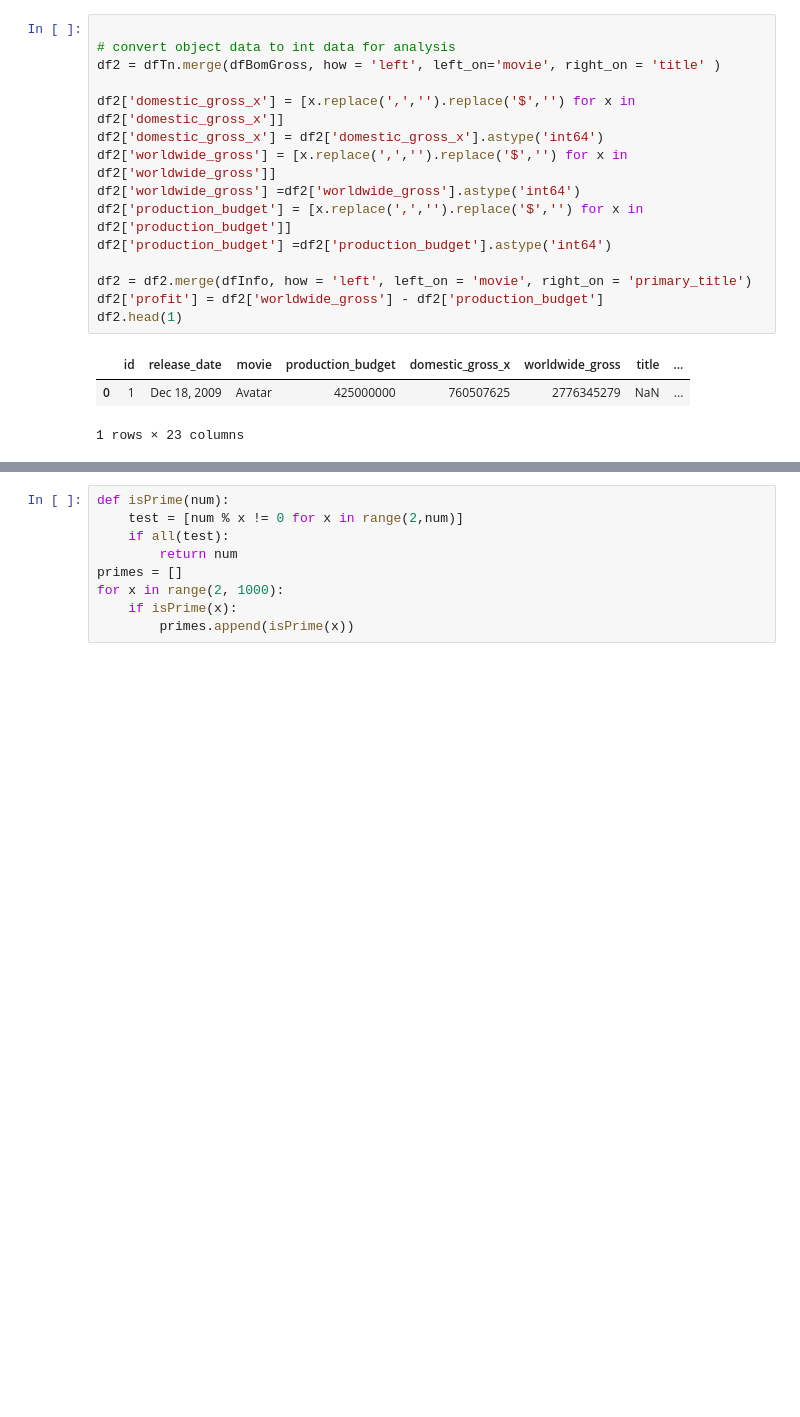
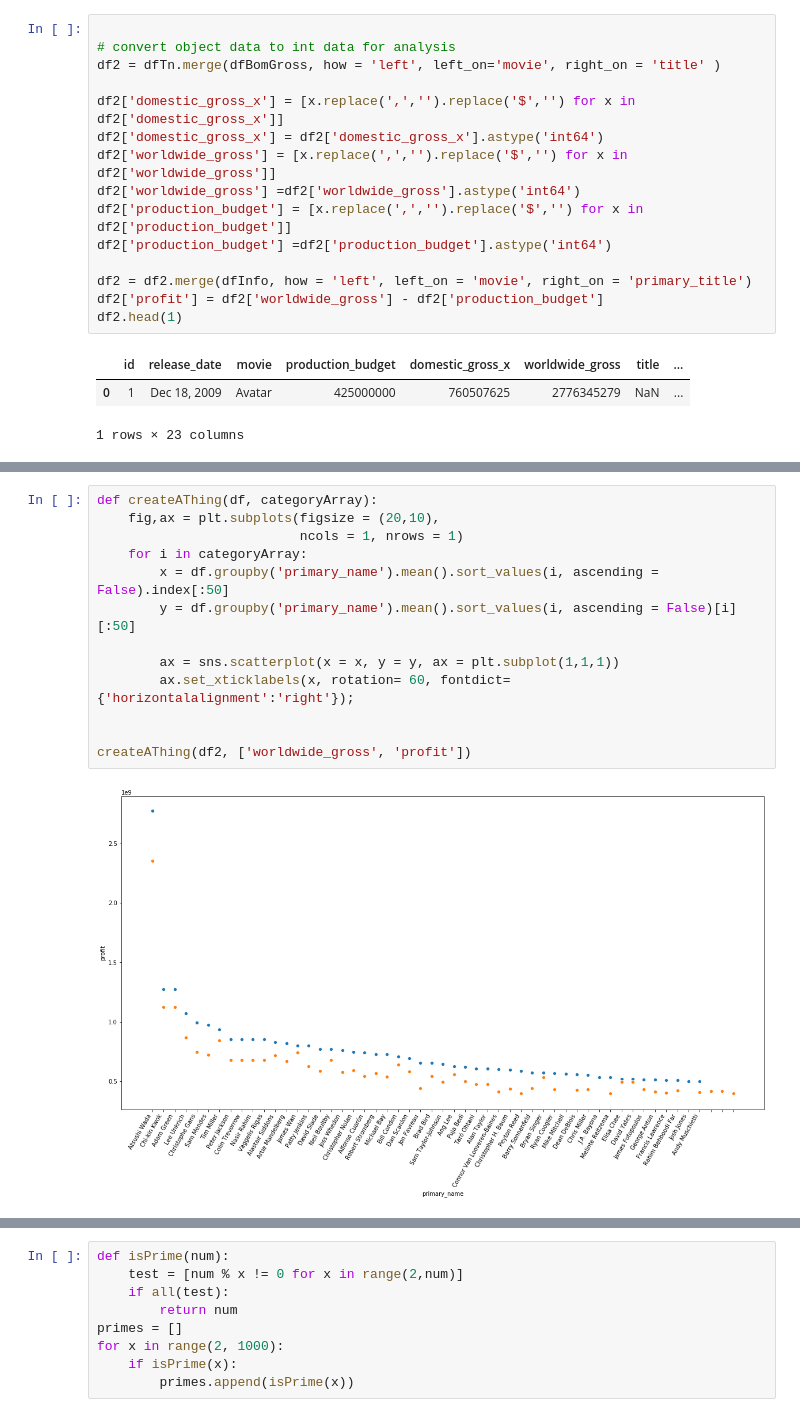
Before and after one commit to minthammock/dsc-mod-1-project-v2-1-onl01-dtsc-pt-041320, a Jupyter notebook: student.ipynb, the cells around one changed output, grey strips where cells are left out. Saved outputs shown, nothing was run; the diff lists cells and outputs as text; blank space fills up the shorter version.

```diff
--- a/student.ipynb
+++ b/student.ipynb
@@ -181,0 +189,15 @@ ax = sns.scatterplot(x = x, y = y)
+# %%
+def createAThing(df, categoryArray):
+    fig,ax = plt.subplots(figsize = (20,10),
+                          ncols = 1, nrows = 1)
+    for i in categoryArray:
+        x = df.groupby('primary_name').mean().sort_values(i, ascending = False).index[:50]
+        y = df.groupby('primary_name').mean().sort_values(i, ascending = False)[i][:50]
+
+        ax = sns.scatterplot(x = x, y = y, ax = plt.subplot(1,1,1))
+        ax.set_xticklabels(x, rotation= 60, fontdict={'horizontalalignment':'right'});
+
+
+createAThing(df2, ['worldwide_gross', 'profit'])
+# %% [output]
+[figure, added]
```
Also changed, not shown: parts of 13 cells of this notebook.
